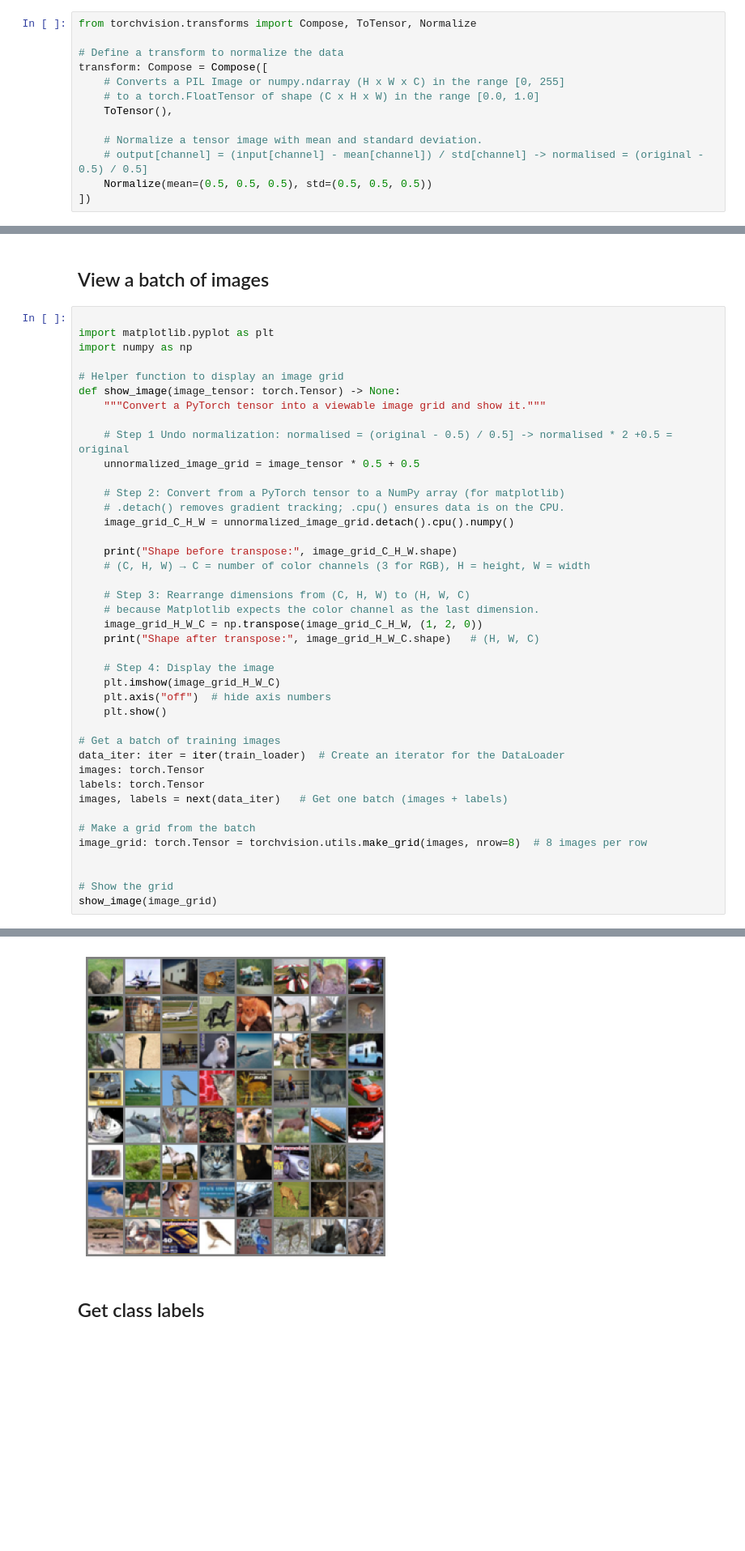
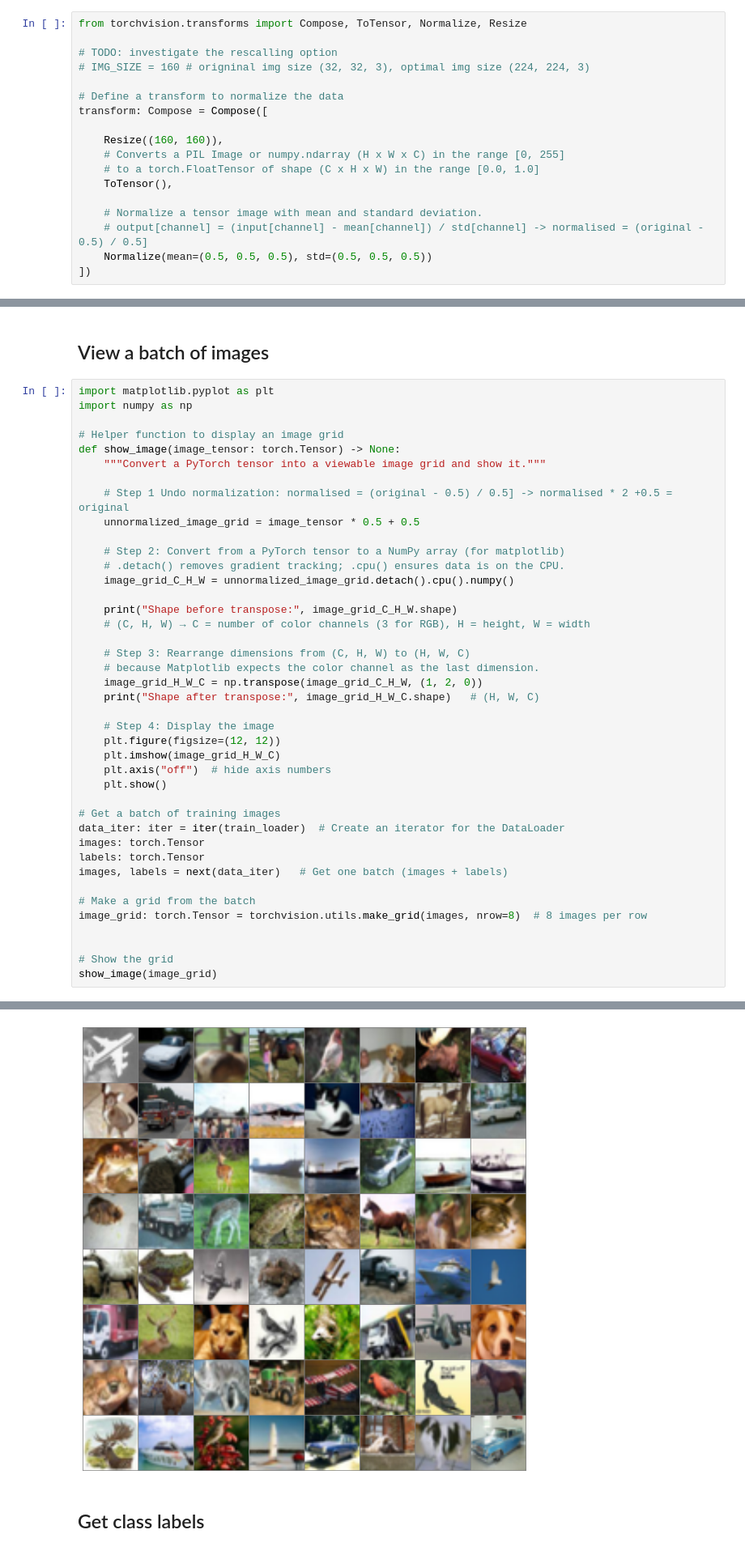
Before and after one commit to elfreyer/project_module_3, a Jupyter notebook: notebooks/01_autoencoder.ipynb, the cells around one changed output, grey strips where cells are left out. Shown at 81% size. Saved outputs shown, nothing was run; the diff lists cells and outputs as text; blank space fills up the shorter version.

Commit message:
nb01: added a rescale in the transform preprocessing step

```diff
--- a/notebooks/01_autoencoder.ipynb
+++ b/notebooks/01_autoencoder.ipynb
@@ -10,10 +10,15 @@ import torchvision
 # Setup
 # Preprocessing
 # %%
-from torchvision.transforms import Compose, ToTensor, Normalize
+from torchvision.transforms import Compose, ToTensor, Normalize, Resize
+
+# TODO: investigate the rescalling option
+# IMG_SIZE = 160 # origninal img size (32, 32, 3), optimal img size (224, 224, 3)
 
 # Define a transform to normalize the data
 transform: Compose = Compose([
+
+    Resize((160, 160)),
     # Converts a PIL Image or numpy.ndarray (H x W x C) in the range [0, 255]
     # to a torch.FloatTensor of shape (C x H x W) in the range [0.0, 1.0]
     ToTensor(),
@@ -105,7 +107,6 @@ Batch shape: torch.Size([64, 3, 32, 32])
 # %% [markdown]
 ## View a batch of images
 # %%
-
 import matplotlib.pyplot as plt
 import numpy as np
 
@@ -129,6 +130,7 @@ def show_image(image_tensor: torch.Tensor) -> None:
     print("Shape after transpose:", image_grid_H_W_C.shape)   # (H, W, C)
 
     # Step 4: Display the image
+    plt.figure(figsize=(12, 12))
     plt.imshow(image_grid_H_W_C)
     plt.axis("off")  # hide axis numbers
     plt.show()
@@ -151,4 +153,4 @@ Shape after transpose: (274, 274, 3)
-[figure, old version]
+[figure, new version]
 # %% [markdown]
 ## Get class labels
 # %%
```
Also changed, not shown: parts of 11 cells of this notebook, 1 other file.
